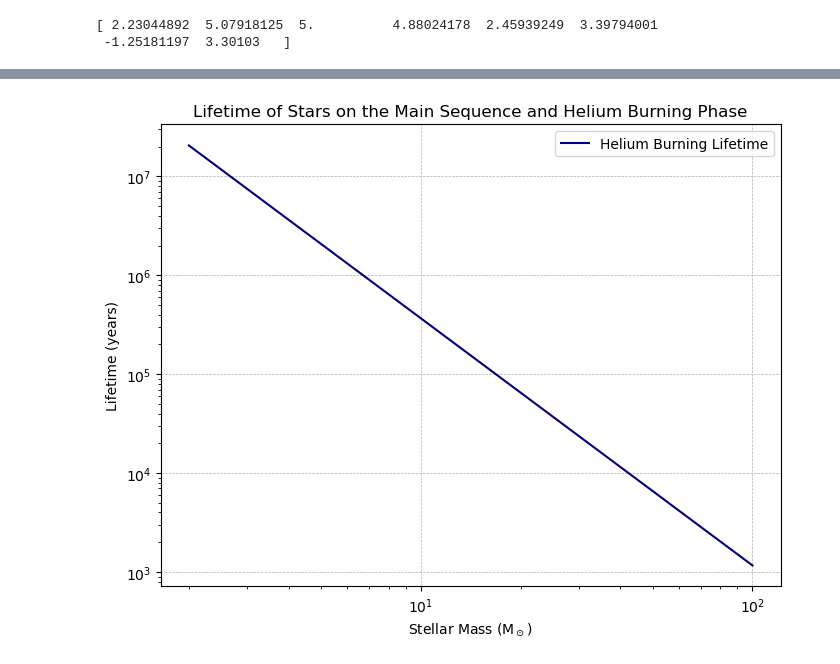
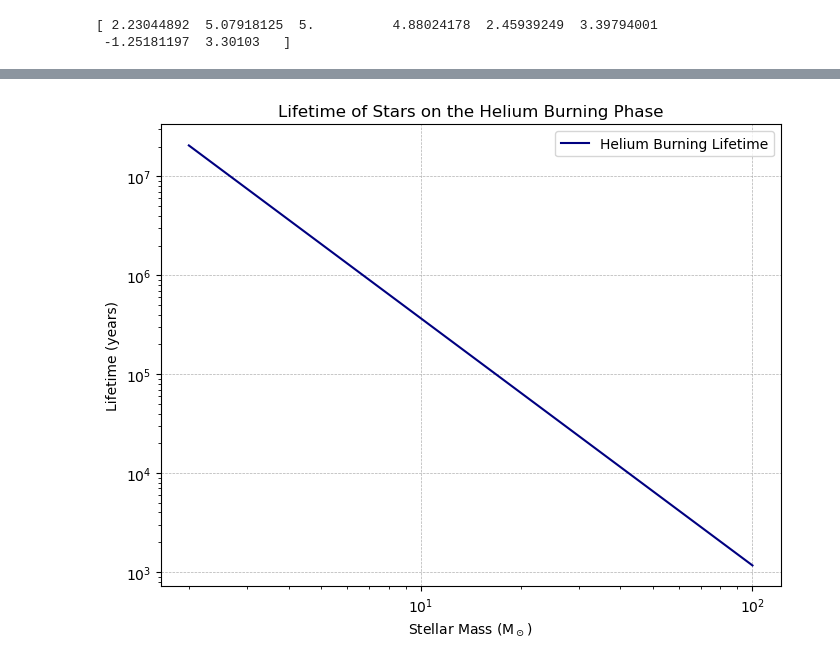
Before and after one commit to Argemenon/Astronomy_and_Simulations, a Jupyter notebook: IDC 201/Nearest2K/Nearest2Kstars.ipynb, the cells around one changed output, grey strips where cells are left out. Saved outputs shown, nothing was run; the diff lists cells and outputs as text; code cells hidden in the pictures.

```diff
--- a/IDC 201/Nearest2K/Nearest2Kstars.ipynb
+++ b/IDC 201/Nearest2K/Nearest2Kstars.ipynb
@@ -160,26 +161,26 @@ plt.show()
 # %%
 import numpy as np
 import matplotlib.pyplot as plt
 
 # Mass range (in solar masses)
 M_solar = np.logspace(np.log10(2), np.log10(100), 100)
 
 # Main Sequence lifetime (approximate scaling relation)
 t_MS = 12.4e9 * (M_solar ** -2.5)  # in years
 
 # Helium burning lifetime (0.94% of Main Sequence lifetime)
 t_He = 0.0094 * t_MS
 
 # Plot
 plt.figure(figsize=(8,6))
 plt.loglog(M_solar, t_He, label="Helium Burning Lifetime", linestyle="-", color="navy")
 # plt.loglog(M_solar, t_MS, label="Main Sequence Lifetime", linestyle="-", color="blue")
 
 plt.xlabel("Stellar Mass (M$_\odot$)")
 plt.ylabel("Lifetime (years)")
-plt.title("Lifetime of Stars on the Main Sequence and Helium Burning Phase")
+plt.title("Lifetime of Stars on the Helium Burning Phase")
 plt.legend()
 plt.grid(True, which="major", linestyle="--", linewidth=0.5)
 plt.show()
 # %% [output]
-[figure, old version]
+[figure, new version]
```
Also changed, not shown: parts of 4 cells of this notebook, 1 other file.
